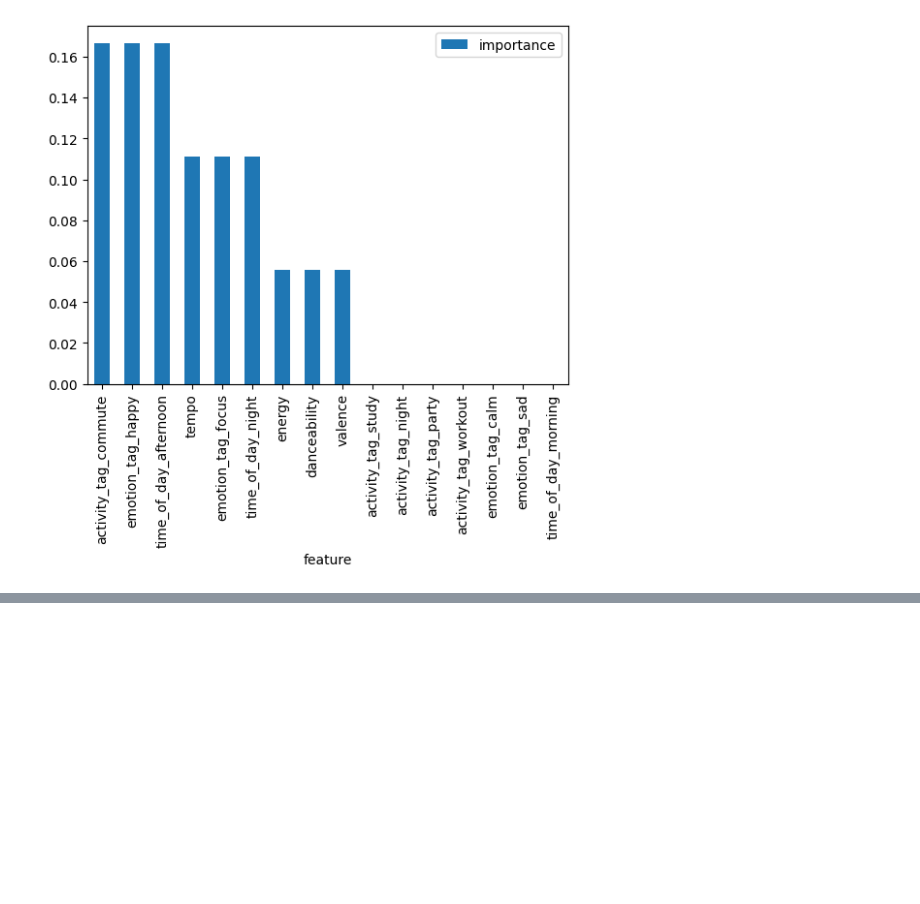
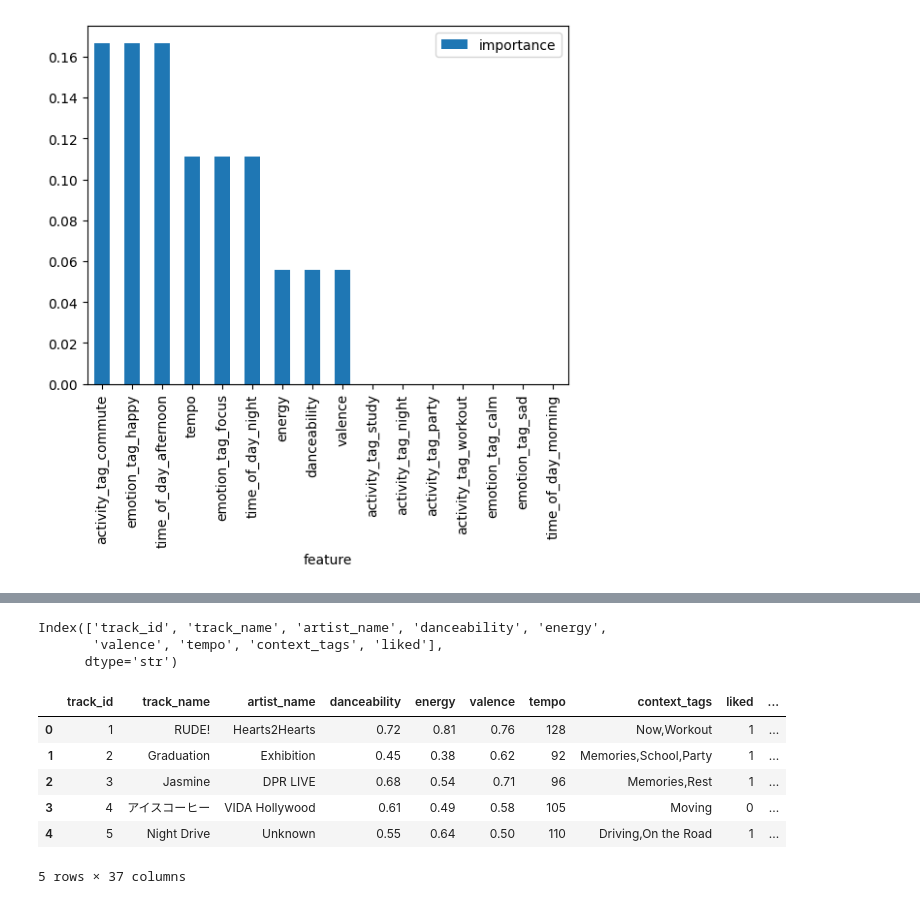
Before and after one commit to jneey2000/ML, a Jupyter notebook: music-context-ml/notebooks/EDA.ipynb, the cells around one changed output, grey strips where cells are left out. Cells and saved outputs as stored; diff of their text form; code cells hidden in the pictures; blank space fills up the shorter version.

```diff
--- a/music-context-ml/notebooks/EDA.ipynb
+++ b/music-context-ml/notebooks/EDA.ipynb
@@ -293,0 +327,43 @@ plt.show()
+# %%
+df = pd.read_csv("../data/sample_music_context.csv")
+df.columns
+# %% [output]
+Index(['track_id', 'track_name', 'artist_name', 'danceability', 'energy',
+       'valence', 'tempo', 'context_tags', 'liked'],
+      dtype='str')
+# %%
+# One-Hot Encoding  생성
+for tag in MUGIP_TAGS:
+    df[f"tag_{tag}"] = df["context_tags"].apply(
+        lambda x: 1 if tag in str(x).split(",") else 0
+    )
+
+# context_tags(예: "Now,Workout")를 분리하여
+# 각 태그별 존재 여부를 0/1 feature로 변환
+
+
+#tag_count 생성
+df["tag_count"] = df["context_tags"].apply(
+    lambda x: len(str(x).split(","))
+)
+
+# 사용자가 몇 개 태그를 선택했는지 계산
+# 태그 개수 자체도 사용자 행동 특징(feature)으로 사용
+
+#primary_tag 생성
+df["primary_tag"] = df["context_tags"].apply(
+    lambda x: str(x).split(",")[0]
+)
+
+# 사용자가 가장 먼저 선택한 대표 태그 저장
+# 향후 추천 우선순위 분석용으로 활용 가능
+
+df.head()
+# %% [output]
+|  | track_id | track_name | artist_name | danceability | energy | valence | tempo | context_tags | liked | ... |
+| 0 | 1 | RUDE! | Hearts2Hearts | 0.72 | 0.81 | 0.76 | 128 | Now,Workout | 1 | ... |
+| 1 | 2 | Graduation | Exhibition | 0.45 | 0.38 | 0.62 | 92 | Memories,School,Party | 1 | ... |
+| 2 | 3 | Jasmine | DPR LIVE | 0.68 | 0.54 | 0.71 | 96 | Memories,Rest | 1 | ... |
+| 3 | 4 | アイスコーヒー | VIDA Hollywood | 0.61 | 0.49 | 0.58 | 105 | Moving | 0 | ... |
+| 4 | 5 | Night Drive | Unknown | 0.55 | 0.64 | 0.50 | 110 | Driving,On the Road | 1 | ... |
+5 rows × 37 columns
```
Also changed, not shown: parts of 30 cells of this notebook, 1 other file.
